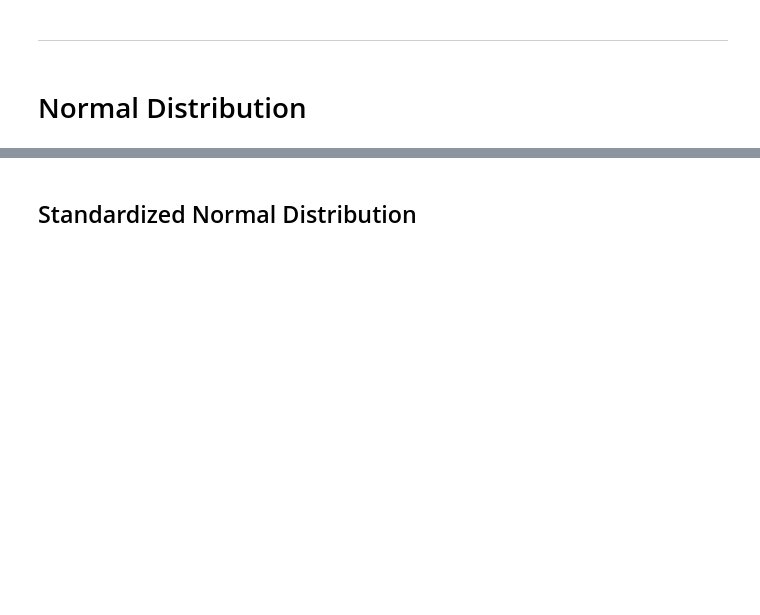
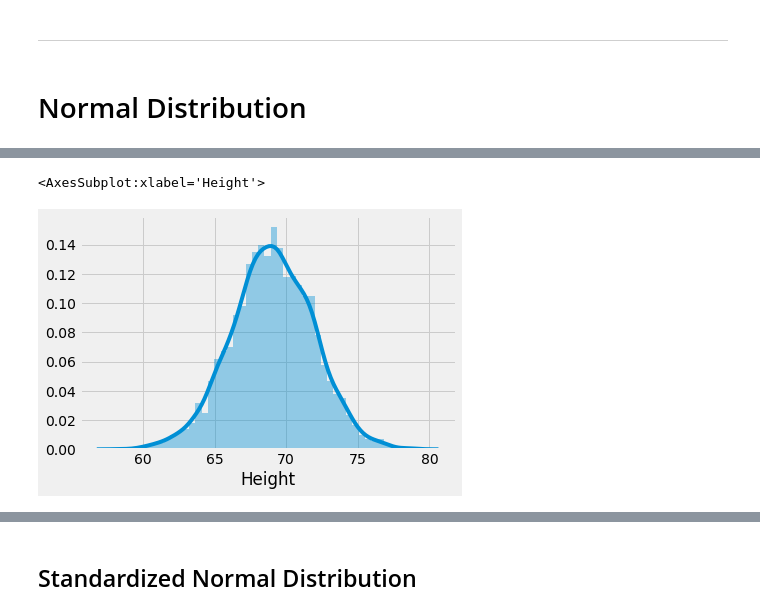
Before and after one commit to jirvingphd/fsds_070620_FT, a Jupyter notebook: Mod_2/sect_12/sect_12_distributions .ipynb, the cells around one changed output, grey strips where cells are left out. Saved outputs shown, nothing was run; the diff lists cells and outputs as text; code cells hidden in the pictures; blank space fills up the shorter version.

```diff
--- a/Mod_2/sect_12/sect_12_distributions .ipynb
+++ b/Mod_2/sect_12/sect_12_distributions .ipynb
@@ -328,3 +348,8 @@ ___
 
 
 <center><img src="https://raw.githubusercontent.com/jirvingphd/dsc-normal-distribution-online-ds-ft-100719/master/images/normal_sd_new.png" width=600></center>
+# %%
+sns.distplot(male_df['Height'])
+# %% [output]
+<AxesSubplot:xlabel='Height'>
+[figure, added]
```
Also changed, not shown: parts of 22 cells of this notebook, 1 other file.
